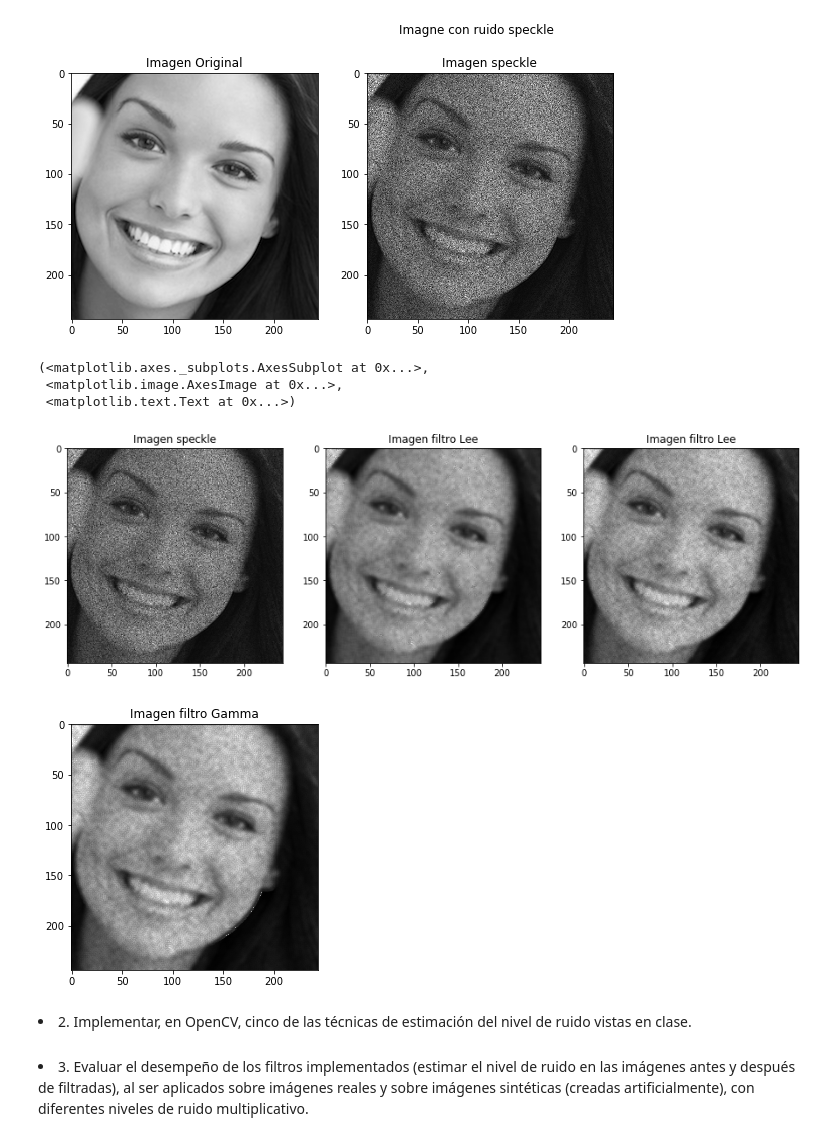
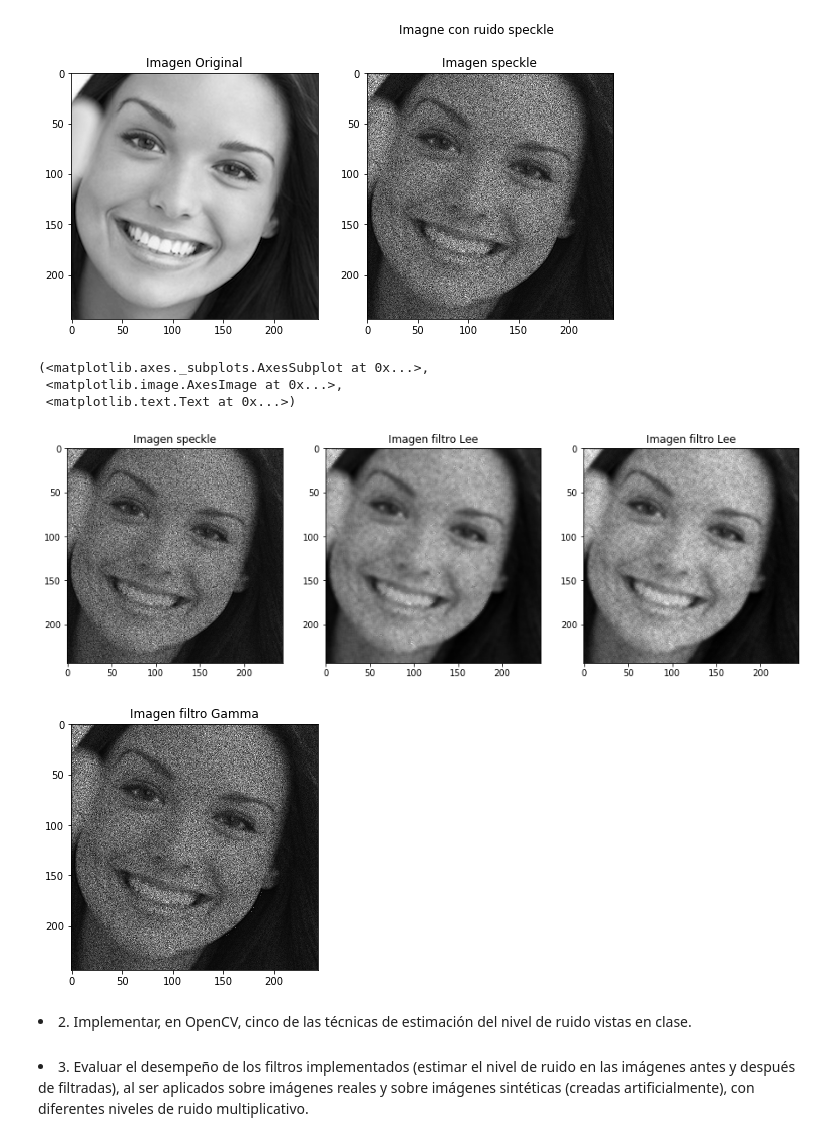
Before and after one commit to seradiazpin/MachineVisionUnal, a Jupyter notebook: Tarea4/Tarea4.ipynb, the cells around one changed output. Cells and saved outputs as stored; diff of their text form; code cells hidden in the pictures.

```diff
--- a/Tarea4/Tarea4.ipynb
+++ b/Tarea4/Tarea4.ipynb
@@ -80,35 +80,37 @@ def gamma_filter(img, size):
     img_mean = uniform_filter(img, (size, size))
     img_sqr_mean = uniform_filter(img**2, (size, size))
     img_variance = img_sqr_mean - img_mean**2
 
     L = (img.std()/img.mean())**2
     a = (L+1)/(L*(img_variance/img_mean**2) -1)
 
     const = (a - L - 1)
 
-    val = (img.mean()**2)*(const**2) + (4*a*L*img*img.mean())
+    val = (img_mean**2)*(const**2) + (4*a*L*img*img_mean)
+    val
+
     raiz = np.sqrt(val)
 
     img_output = (const*img_mean + raiz )/ (2*a)
     return img_output
 
 lee_img = lee_filter(specle_img,5)
 kuan_img = kuan_filter(specle_img,5)
 gamma_img = gamma_filter(specle_img,5)
 
 plt.figure(1,figsize=(15,5))
 plt.subplot(131), plt.imshow(specle_img, cmap=plt.cm.gray), plt.title('Imagen speckle')
 plt.subplot(132), plt.imshow(lee_img, cmap=plt.cm.gray), plt.title('Imagen filtro Lee')
 plt.subplot(133), plt.imshow(kuan_img, cmap=plt.cm.gray), plt.title('Imagen filtro Lee')
 
 plt.figure(2,figsize=(15,5))
 plt.subplot(131), plt.imshow(gamma_img, cmap=plt.cm.gray), plt.title('Imagen filtro Gamma')
 # %% [output]
 (<matplotlib.axes._subplots.AxesSubplot at 0x...>,
  <matplotlib.image.AxesImage at 0x...>,
  <matplotlib.text.Text at 0x...>)
 [figure]
-[figure, old version]
+[figure, new version]
 # %% [markdown]
 <li>2. Implementar, en OpenCV, cinco de las técnicas de estimación del nivel de ruido vistas en clase.</li>
 <h1 style="font-size:100%; background-color:rgba(70, 0, 700, 0.2); color:black; text-align:center; line-height : 30px;"></h1>
```
Also changed, not shown: parts of 1 cell of this notebook.
